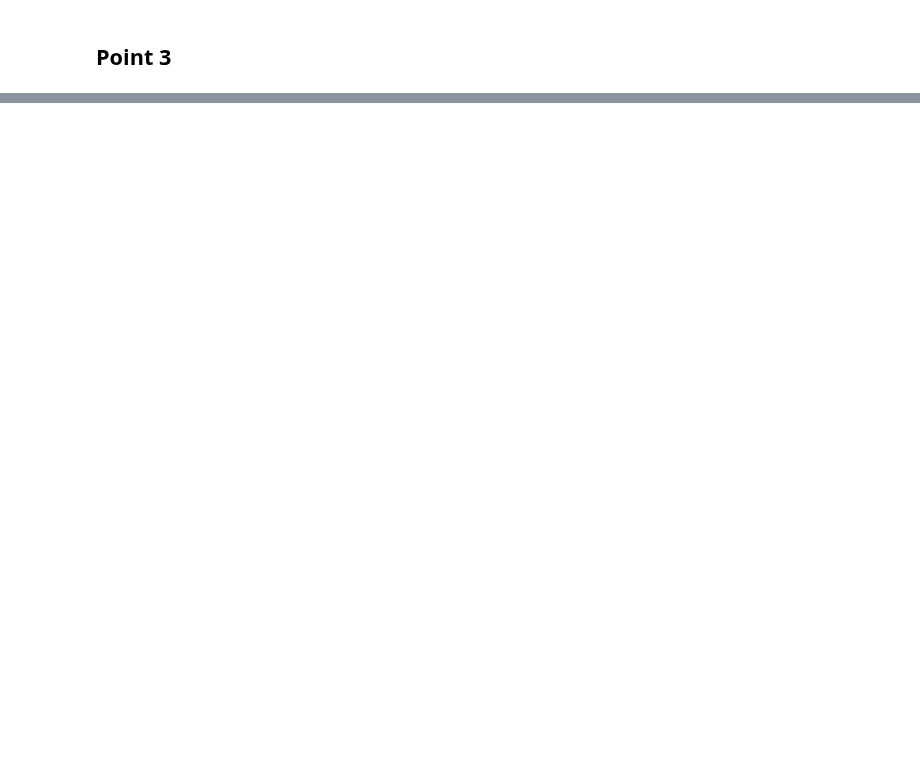
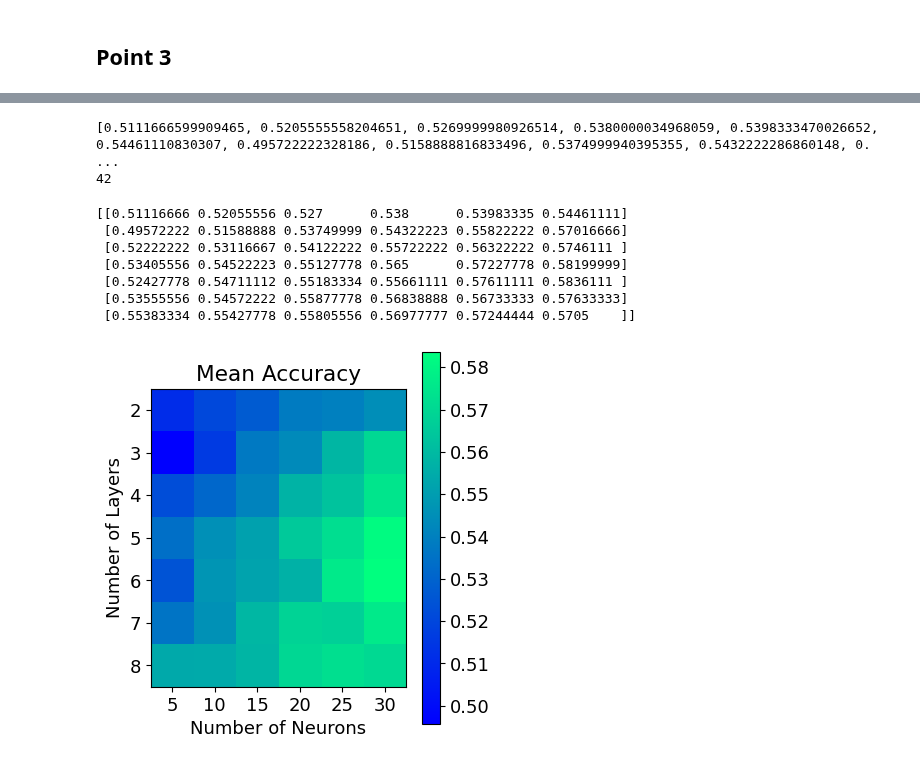
Before and after one commit to pietromalagoli/LCPB, a Jupyter notebook: Assignments/Ex3/group2404_exercise3.ipynb, the cells around one changed output, grey strips where cells are left out. Drawn from its saved outputs; the diff is of its cells as text; code cells hidden in the pictures; blank space fills up the shorter version.

```diff
--- a/Assignments/Ex3/group2404_exercise3.ipynb
+++ b/Assignments/Ex3/group2404_exercise3.ipynb
@@ -126,21 +138,24 @@ def build_nn(num_layers,num_neurons,activation_function):
     model_nn.compile(loss=keras.losses.categorical_crossentropy, optimizer=opt, metrics=['accuracy'])
     return model_nn
 
-num_layers=[2,3,4,5,6,7,8,9]                      #num of nn layers(input and output excluded)
-num_neurons=[30,35]                        #num of neurons per layer
+num_layers=[2,3,4,5,6,7,8]                      #num of nn layers(input and output excluded)
+num_neurons=[5,10,15,20,25,30]                        #num of neurons per layer
 activation_functions=['relu']         #activation function for the hidden layers
 max_acc=0
 max_desc=""
 perc=0.7
-n_rep=30
+n_rep=15
 num_indices=int(perc*len(x))        #get quantity of data points in training
 data_indices = np.arange(len(x))    #get indices
+mean_acc_list=[]
 
+import gc
 
 for nl in num_layers:
     for nn in num_neurons:
         for act in activation_functions:
             accuracies_nn=[]
+            print(f"--RUNNING--n_lay: {nl}, n_neu: {nn}, act: {act}")
             for i in range(n_rep):
                 np.random.shuffle(data_indices)     #shuffle indices
                 train_indices = data_indices[:num_indices]  #get training set indices
@@ -151,14 +166,17 @@ for nl in num_layers:
                 y_train = keras.utils.to_categorical(y_train, num_classes=2)
                 y_test = keras.utils.to_categorical(y_test, num_classes=2)
 
-                print(f"--RUNNING ({i+1}/{n_rep})--n_lay: {nl}, n_neu: {nn}, act: {act}")
+
                 model=build_nn(num_layers=nl,num_neurons=nn,activation_function=act)
                 model.fit(x_train, y_train, validation_data=(x_test, y_test), verbose=0)
                 accuracy_nn = model.evaluate(x_test, y_test, verbose=0)[1]  #accuracy is at index 1
                 accuracies_nn.append(accuracy_nn)
-                print(accuracy_nn)
-                #del model      #just to free memory
+                #print(accuracy_nn)
+                del model,x_train,x_test,y_train,y_test,train_indices,test_indices      #just to free memory
+                gc.collect()    #call garbage collector explicitly
             mean_acc=np.mean(accuracies_nn)
+            mean_acc_list.append(mean_acc)
+            print(mean_acc)
             if(mean_acc>max_acc):
                 max_acc = mean_acc
                 max_desc = f"n_lay: {nl}, n_neu: {nn}, act: {act}"
@@ -166,3 +202,33 @@ print(f"Best mean accuracy ({max_acc}) obtained by the model with parameters: {m
+# %%
+print(mean_acc_list)
+print(len(mean_acc_list))
+# %% [output]
+[0.5111666599909465, 0.5205555558204651, 0.5269999980926514, 0.5380000034968059, 0.5398333470026652, 0.54461110830307, 0.495722222328186, 0.5158888816833496, 0.5374999940395355, 0.5432222286860148, 0. ...
+42
+# %%
+matrix=np.reshape(np.array(mean_acc_list),(len(num_layers),len(num_neurons)))
+plt.matshow(matrix)
+print(matrix)
+plt.colorbar()
+plt.xticks(ticks=np.arange(len(num_neurons)), labels=num_neurons)
+plt.yticks(ticks=np.arange(len(num_layers)), labels=num_layers)
+plt.tick_params(axis='x', bottom=True, top=False)
+ax = plt.gca()
+ax.xaxis.set_ticks_position('bottom')
+ax.xaxis.set_label_position('bottom')
+plt.xlabel('Number of Neurons')
+plt.ylabel('Number of Layers')
+plt.title('Mean Accuracy')
+plt.show()
+# %% [output]
+[[0.51116666 0.52055556 0.527      0.538      0.53983335 0.54461111]
+ [0.49572222 0.51588888 0.53749999 0.54322223 0.55822222 0.57016666]
+ [0.52222222 0.53116667 0.54122222 0.55722222 0.56322222 0.5746111 ]
+ [0.53405556 0.54522223 0.55127778 0.565      0.57227778 0.58199999]
+ [0.52427778 0.54711112 0.55183334 0.55661111 0.57611111 0.5836111 ]
+ [0.53555556 0.54572222 0.55877778 0.56838888 0.56733333 0.57633333]
+ [0.55383334 0.55427778 0.55805556 0.56977777 0.57244444 0.5705    ]]
+[figure, added]
 # %%
 def build_best_xg():
     model_xg = XGBClassifier(seed=1,
```
Also changed, not shown: parts of 7 cells of this notebook, 2 other files.
